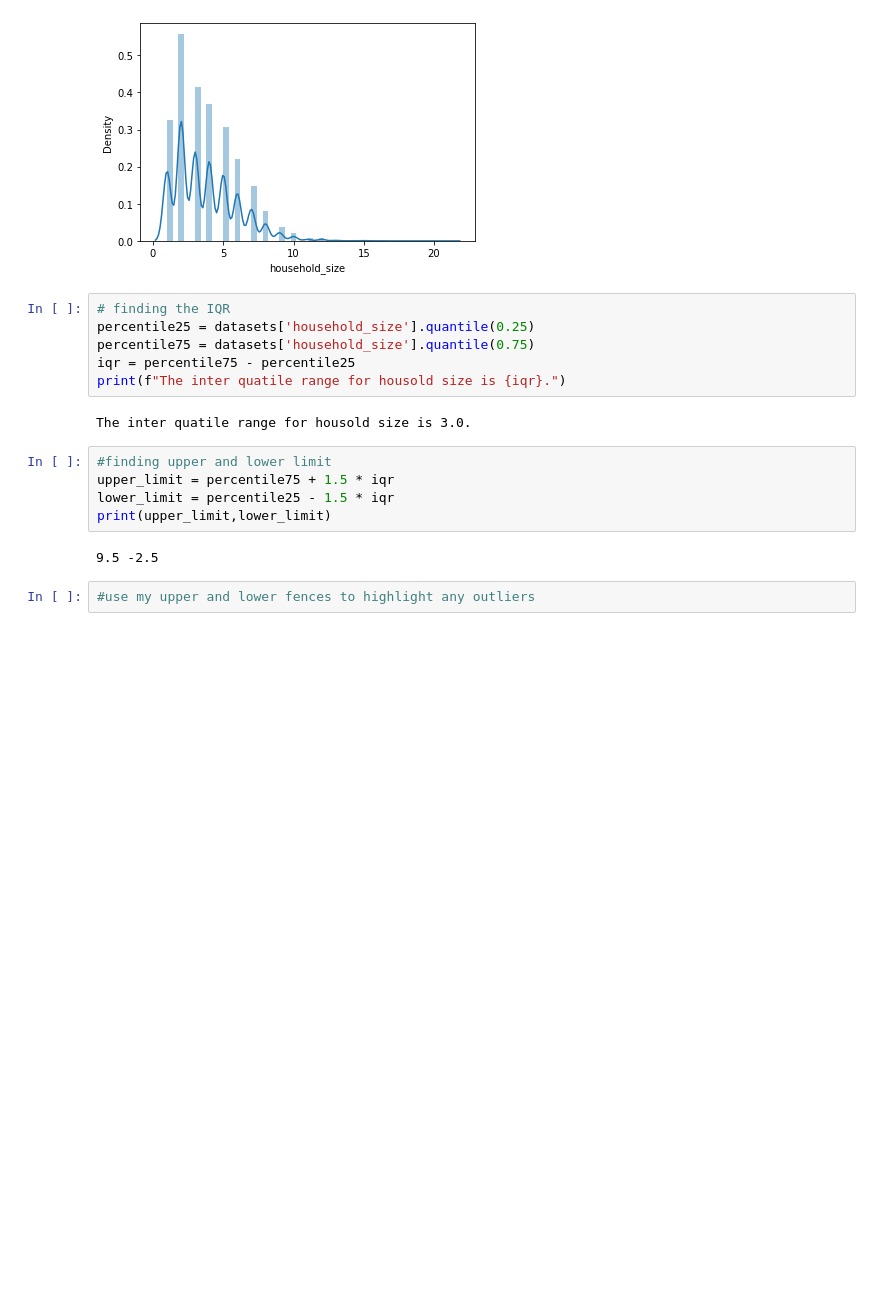
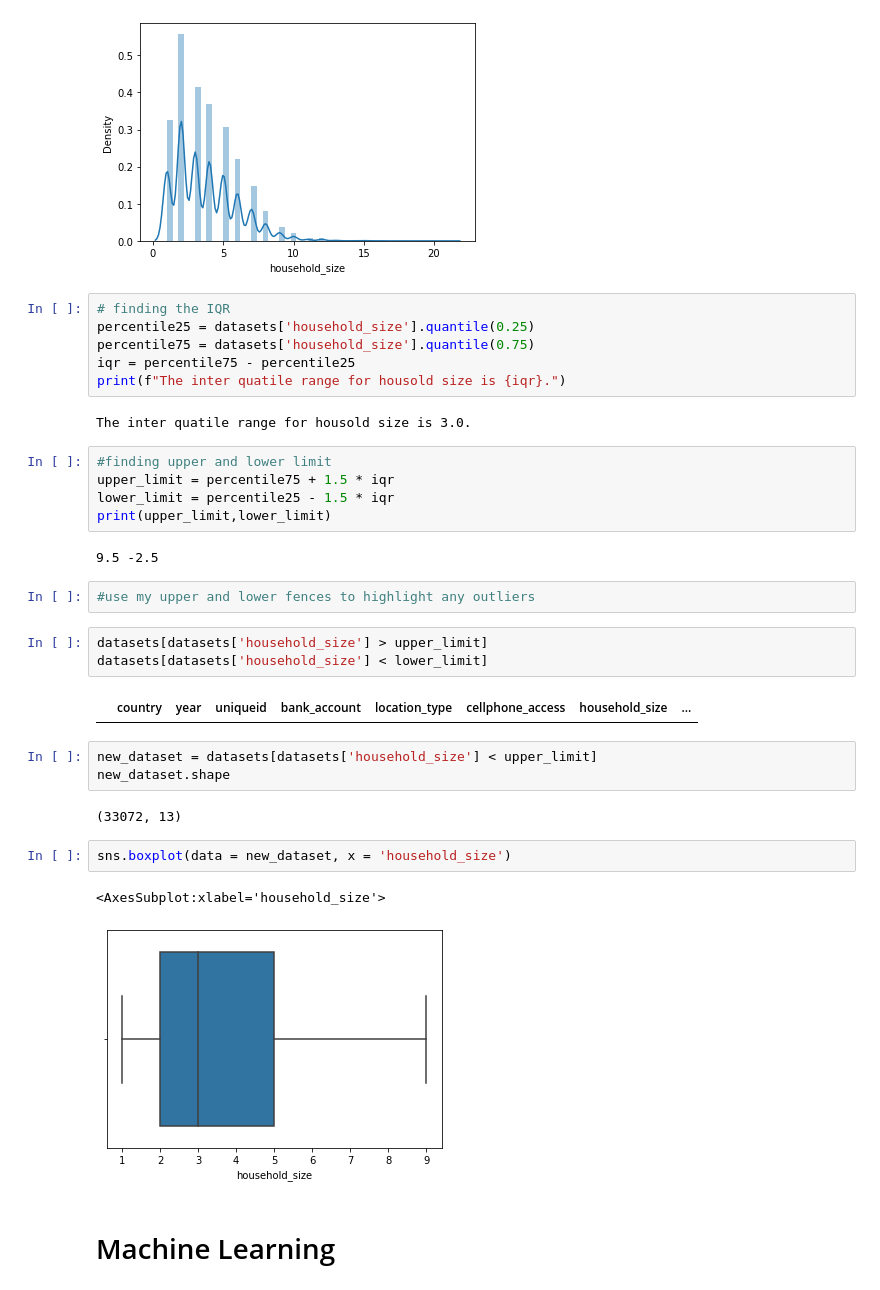
Before and after one commit to stevejj4/Financial-Inclusion-In-Afrika, a Jupyter notebook: processing.ipynb, the cells around one changed output. Drawn from its saved outputs; the diff is of its cells as text; blank space fills up the shorter version.

```diff
--- a/processing.ipynb
+++ b/processing.ipynb
@@ -344,3 +340,20 @@ print(upper_limit,lower_limit)
 9.5 -2.5
 # %%
 #use my upper and lower fences to highlight any outliers
+# %%
+datasets[datasets['household_size'] > upper_limit]
+datasets[datasets['household_size'] < lower_limit]
+# %% [output]
+|  | country | year | uniqueid | bank_account | location_type | cellphone_access | household_size | ... |
+# %%
+new_dataset = datasets[datasets['household_size'] < upper_limit]
+new_dataset.shape
+# %% [output]
+(33072, 13)
+# %%
+sns.boxplot(data = new_dataset, x = 'household_size')
+# %% [output]
+<AxesSubplot:xlabel='household_size'>
+[figure, added]
+# %% [markdown]
+# Machine Learning
```
Also changed, not shown: parts of 18 cells of this notebook, 2 other files.
